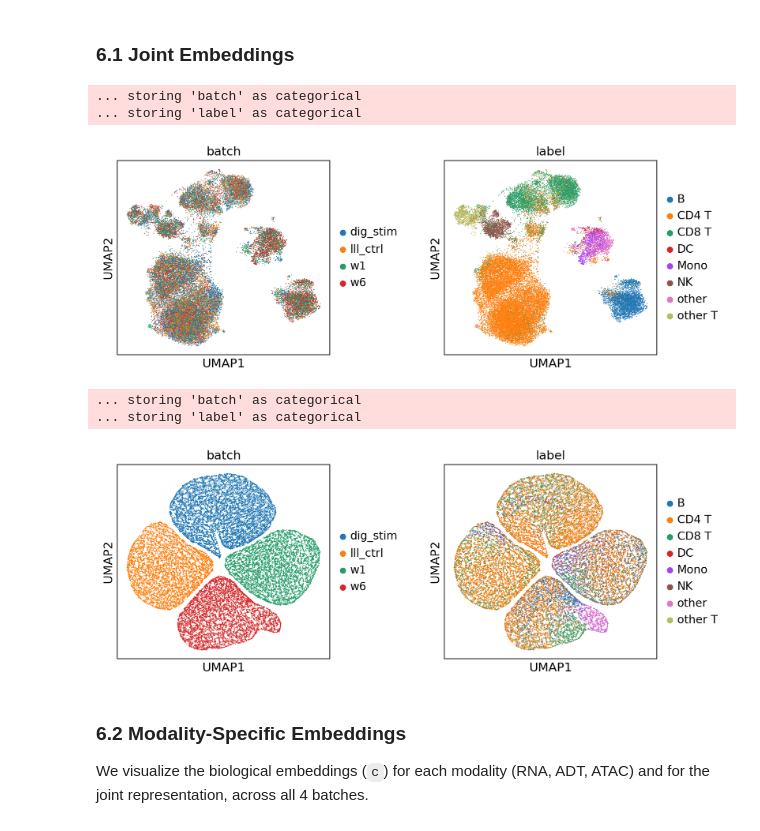
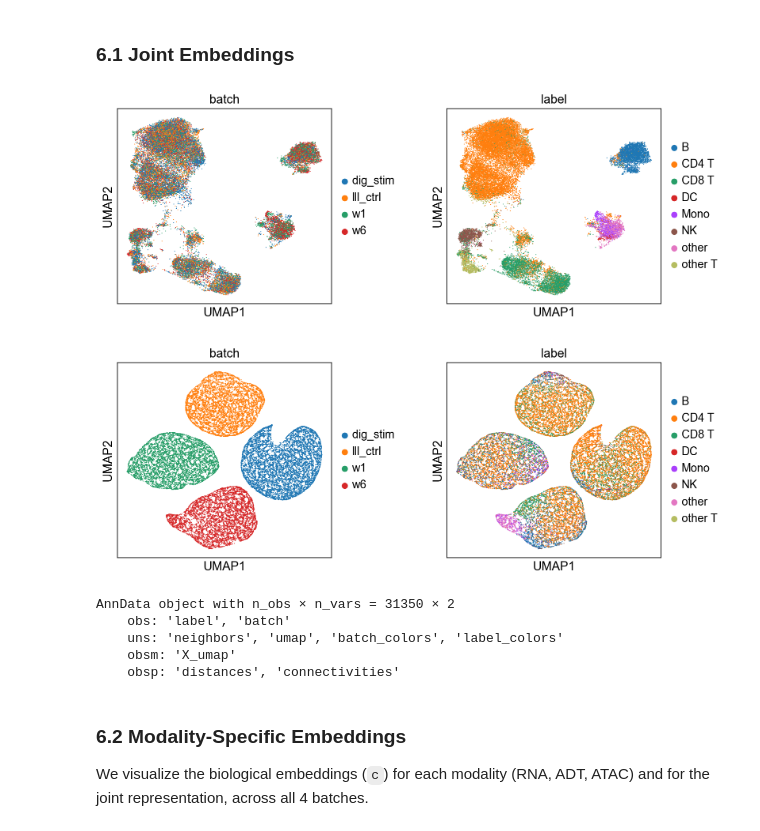
Before and after one commit to labomics/midas, a Jupyter notebook: docs/source/tutorials/basics/demo3.ipynb, the cells around one changed output. Cells and saved outputs as stored; diff of their text form; code cells hidden in the pictures.

```diff
--- a/docs/source/tutorials/basics/demo3.ipynb
+++ b/docs/source/tutorials/basics/demo3.ipynb
@@ -57,0 +58,10 @@ download_data(task)
+# %%
+task = 'teadog_mosaic_mtx'
+download_data(task)
+
+# Load directory-format dataset as a MuData (one AnnData per modality).
+mdata = scmidas.datasets.from_dir(
+    f'dataset/{task}/data',
+    label_dir=f'dataset/{task}/label',
+)
+mdata
@@ -60,7 +87,13 @@ download_data(task)
 # %%
 configs = load_config()
 configs['num_workers'] = 8  # Adjust based on your system's CPU cores for data loading
-transform = {'atac':'binarize'}  # For the fragment counts ATAC data, we binarize them for stability
-model = MIDAS.configure_data_from_dir(configs=configs, dir_path='dataset/'+task+'/data',
-                                      transform=transform, save_model_path='saved_models/'+task)
+
+# `dims_x` carries the ATAC chromosome chunk sizes that `from_dir` read
+# from feat_dims.toml. ATAC counts are binarized by default.
+scmidas.MIDAS.setup_mudata(mdata, batch_key='batch', dims_x=mdata.uns['feat_dims'])
+model = scmidas.MIDAS(
+    mdata,
+    configs=configs,
+    save_model_path=f'saved_models/{task}',
+)
 # %% [output]
@@ -92,0 +133,6 @@ With a trained model, we can now perform inference.
+# %%
+# High-level API — write joint latents to mdata.obsm
+mdata.obsm['X_midas']   = model.get_latent_representation(kind='c')          # biological c (32-dim)
+mdata.obsm['X_midas_u'] = model.get_latent_representation(kind='u')          # technical u (2-dim)
+print('mdata.obsm[X_midas].shape   =', mdata.obsm['X_midas'].shape)
+print('mdata.obsm[X_midas_u].shape =', mdata.obsm['X_midas_u'].shape)
@@ -140,17 +189,24 @@ First, we load the cell-type labels and batch identifiers for annotation.
 # %% [markdown]
 ### 6.1 Joint Embeddings
 # %%
-# Biological State
-plot_umap(adata, 'z_c_joint', color=['batch', 'label'], wspace=0.4)
-# Technical Noise
-plot_umap(adata, 'z_u_joint', color=['batch', 'label'], wspace=0.4)
+# Biological State (z_c) — coloured by batch and cell type.
+scmidas.pl.umap(
+    mdata, basis='X_midas',
+    color=['batch', 'label'], wspace=0.4,
+)
+# Technical Noise (z_u)
+scmidas.pl.umap(
+    mdata, basis='X_midas_u',
+    color=['batch', 'label'], wspace=0.4,
+)
 # %% [output]
+[figure, new version]
+[figure, new version]
-... storing 'batch' as categorical
-... storing 'label' as categorical
+AnnData object with n_obs × n_vars = 31350 × 2
+    obs: 'label', 'batch'
+    uns: 'neighbors', 'umap', 'batch_colors', 'label_colors'
+    obsm: 'X_umap'
+    obsp: 'distances', 'connectivities'
-[figure, old version]
-... storing 'batch' as categorical
-... storing 'label' as categorical
-[figure, old version]
 # %% [markdown]
 ### 6.2 Modality-Specific Embeddings
 
```
Also changed, not shown: parts of 14 cells of this notebook, 15 other files.
